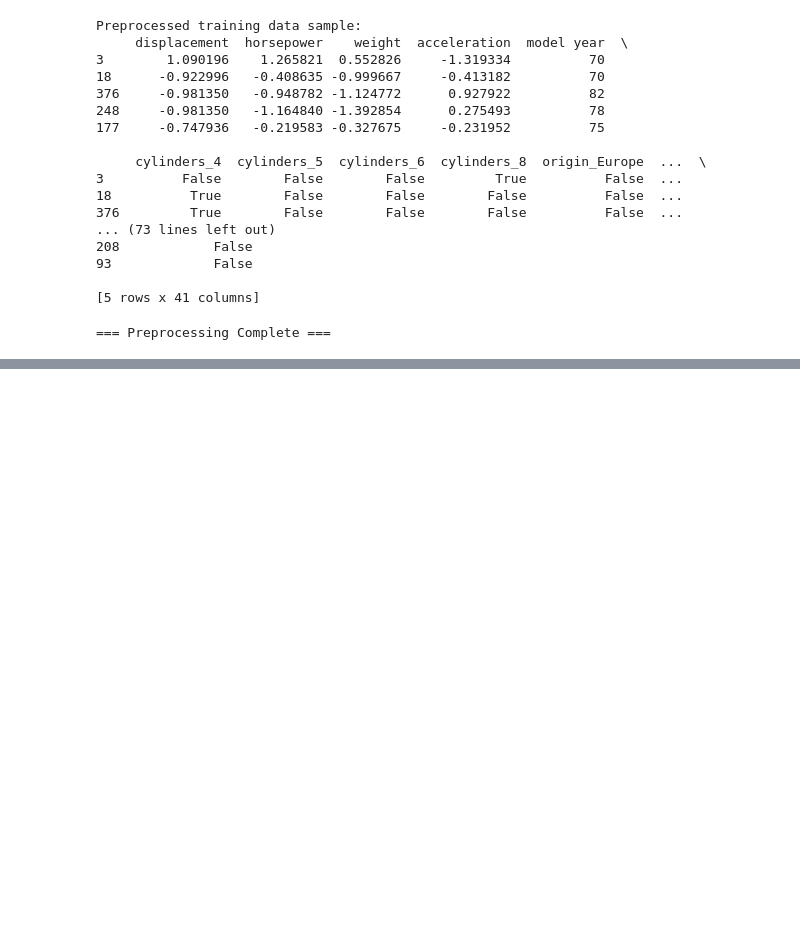
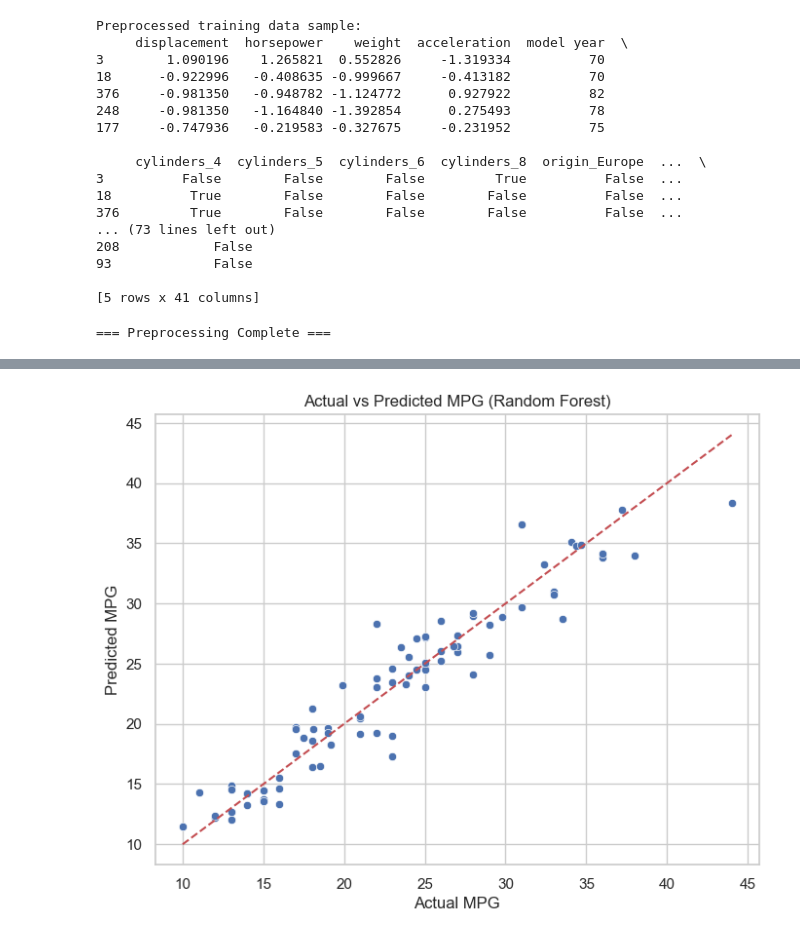
Before and after one commit to manish-bagdwal1/MLOps-Pipeline-Local-Batch-Training, a Jupyter notebook: fuel.ipynb, the cells around one changed output, grey strips where cells are left out. Drawn from its saved outputs; the diff is of its cells as text; code cells hidden in the pictures; blank space fills up the shorter version.

```diff
--- a/fuel.ipynb
+++ b/fuel.ipynb
@@ -271,0 +436,18 @@ print("\n=== Preprocessing Complete ===")
+# %%
+# Get predictions from best model
+best_model = models[best_model_name]
+if best_model_name in param_grids:
+    gs = GridSearchCV(models[best_model_name], param_grids[best_model_name], cv=5,
+                     scoring='neg_mean_squared_error', n_jobs=-1)
+    gs.fit(X_train, y_train)
+    best_model = gs.best_estimator_
+# %%
+# Final predictions on test set
+final_predictions = best_model.predict(X_test)
+# %%
+# Create DataFrame with actual vs predicted values
+comparison_df = pd.DataFrame({
+    'Actual MPG': y_test,
+    'Predicted MPG': final_predictions,
+    'Absolute Error': np.abs(y_test - final_predictions)
+})
@@ -271,0 +471,9 @@ print("\n=== Preprocessing Complete ===")
+# %%
+# Plot actual vs predicted values
+plt.figure(figsize=(8, 6))
+sns.scatterplot(x='Actual MPG', y='Predicted MPG', data=comparison_df)
+plt.plot([min(y_test), max(y_test)], [min(y_test), max(y_test)], 'r--')
+plt.title(f'Actual vs Predicted MPG ({best_model_name})')
+plt.show()
+# %% [output]
+[figure, added]
```
Also changed, not shown: parts of 12 cells of this notebook, 1 other file.
